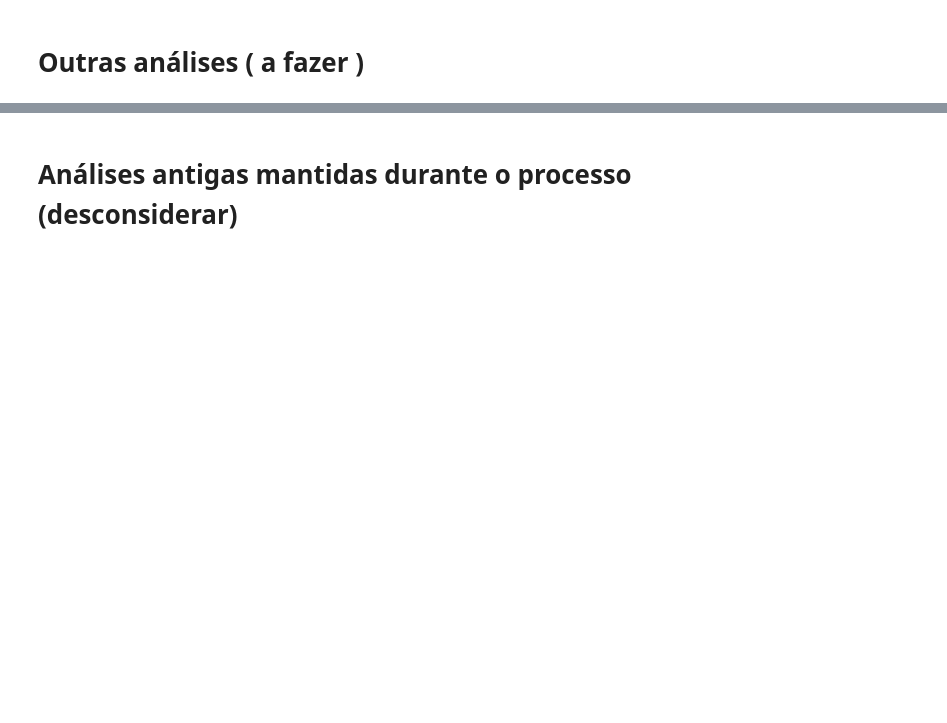
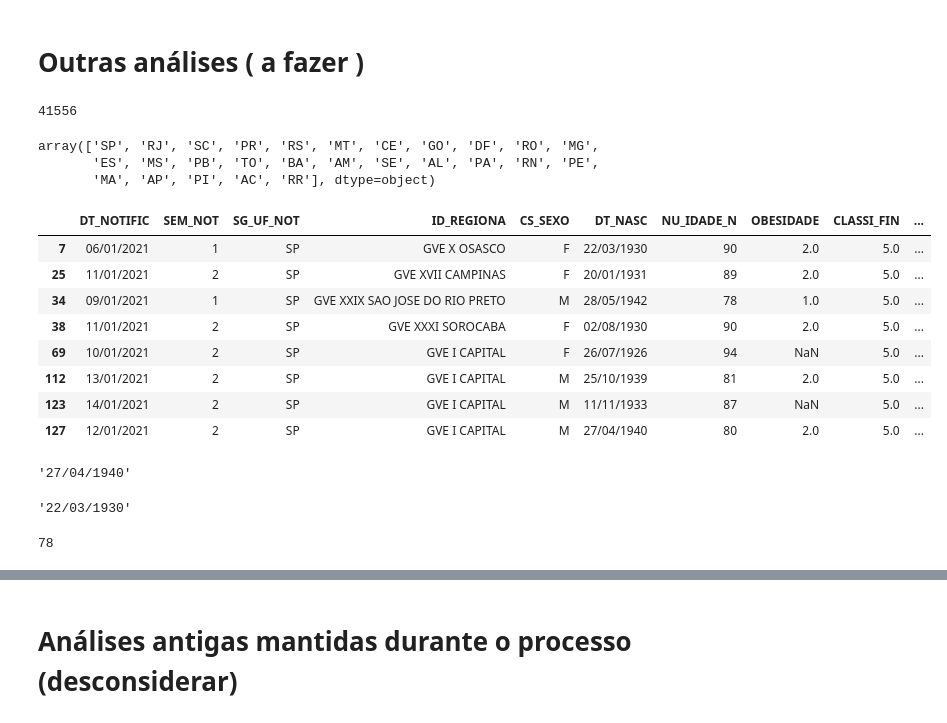
Before and after one commit to TCC-UNIVESP/CovidBR, a Jupyter notebook: Analise-ObitosAcima80AnosPorSemana.ipynb, the cells around one changed output, grey strips where cells are left out. Drawn from its saved outputs; the diff is of its cells as text; code cells hidden in the pictures; blank space fills up the shorter version.

```diff
--- a/Analise-ObitosAcima80AnosPorSemana.ipynb
+++ b/Analise-ObitosAcima80AnosPorSemana.ipynb
@@ -203,2 +203,40 @@ sns.countplot(data=df_idosos_covidsp, x = 'SEM_NOT', hue = 'IDOSO')
 # %% [markdown]
 # Outras análises ( a fazer )
+# %%
+df_idosos_covidbr['SG_UF_NOT'].count()
+# %% [output]
+41556
+# %%
+df_idosos_covidbr['SG_UF_NOT'].unique()
+# %% [output]
+array(['SP', 'RJ', 'SC', 'PR', 'RS', 'MT', 'CE', 'GO', 'DF', 'RO', 'MG',
+       'ES', 'MS', 'PB', 'TO', 'BA', 'AM', 'SE', 'AL', 'PA', 'RN', 'PE',
+       'MA', 'AP', 'PI', 'AC', 'RR'], dtype=object)
+# %%
+df_idosos_covidsp.head(8)
+# %% [output]
+|  | DT_NOTIFIC | SEM_NOT | SG_UF_NOT | ID_REGIONA | CS_SEXO | DT_NASC | NU_IDADE_N | OBESIDADE | CLASSI_FIN | ... |
+| 7 | 06/01/2021 | 1 | SP | GVE X OSASCO | F | 22/03/1930 | 90 | 2.0 | 5.0 | ... |
+| 25 | 11/01/2021 | 2 | SP | GVE XVII CAMPINAS | F | 20/01/1931 | 89 | 2.0 | 5.0 | ... |
+| 34 | 09/01/2021 | 1 | SP | GVE XXIX SAO JOSE DO RIO PRETO | M | 28/05/1942 | 78 | 1.0 | 5.0 | ... |
+| 38 | 11/01/2021 | 2 | SP | GVE XXXI SOROCABA | F | 02/08/1930 | 90 | 2.0 | 5.0 | ... |
+| 69 | 10/01/2021 | 2 | SP | GVE I CAPITAL | F | 26/07/1926 | 94 | NaN | 5.0 | ... |
+| 112 | 13/01/2021 | 2 | SP | GVE I CAPITAL | M | 25/10/1939 | 81 | 2.0 | 5.0 | ... |
+| 123 | 14/01/2021 | 2 | SP | GVE I CAPITAL | M | 11/11/1933 | 87 | NaN | 5.0 | ... |
+| 127 | 12/01/2021 | 2 | SP | GVE I CAPITAL | M | 27/04/1940 | 80 | 2.0 | 5.0 | ... |
+# %%
+#Funções de localização
+#iloc - posicao independente dos indices
+df_idosos_covidsp.iloc[7,5]
+# %% [output]
+'27/04/1940'
+# %%
+#loc - retorna o campo com base no nome
+#indice da linha e nome da coluna
+df_idosos_covidsp.loc[7,'DT_NASC']
+# %% [output]
+'22/03/1930'
+# %%
+df_idosos_covidsp['NU_IDADE_N'].min()
+# %% [output]
+78
```
Also changed, not shown: parts of 12 cells of this notebook.
